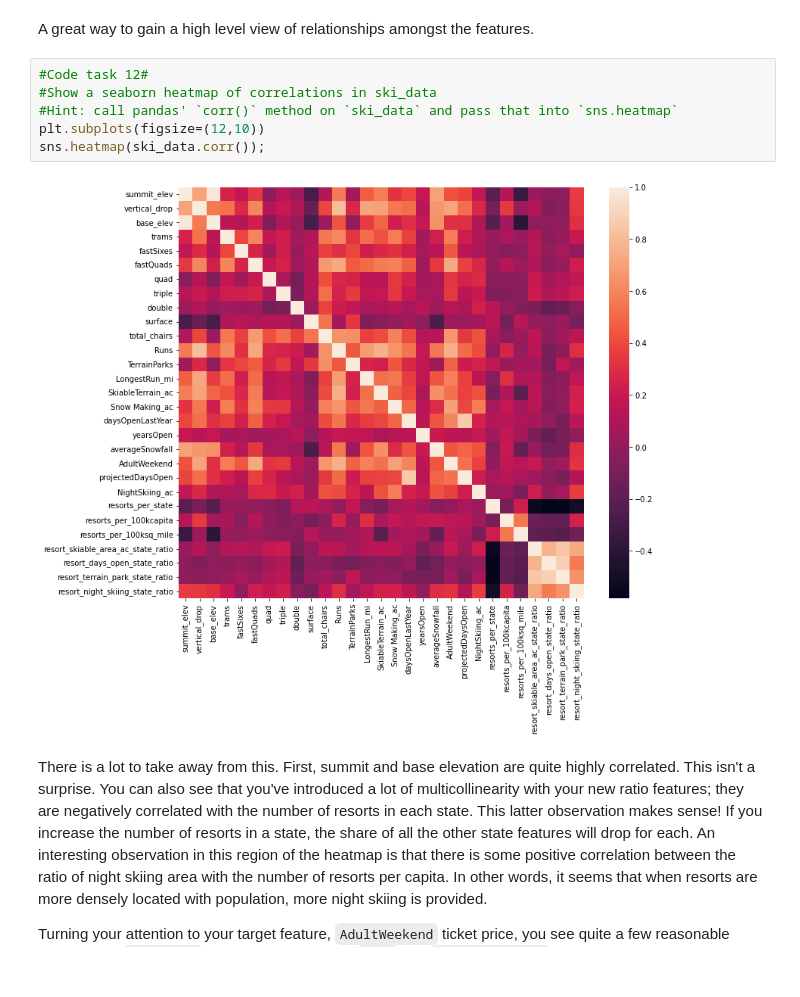
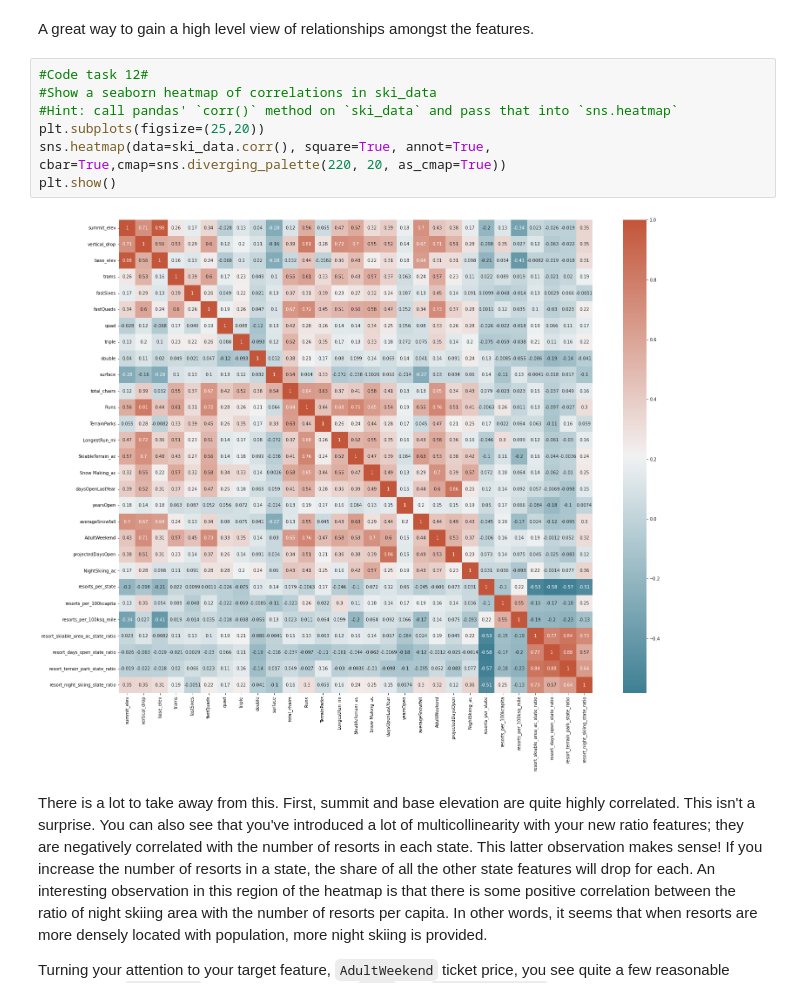
Before and after one commit to dharitsura248/SpringBoard_DataScience, a Jupyter notebook: DataScienceGuidedCapstone/Notebooks/03_exploratory_data_analysis.ipynb, the cells around one changed output. Cells and saved outputs as stored; diff of their text form.

```diff
--- a/DataScienceGuidedCapstone/Notebooks/03_exploratory_data_analysis.ipynb
+++ b/DataScienceGuidedCapstone/Notebooks/03_exploratory_data_analysis.ipynb
@@ -759,11 +759,12 @@ A great way to gain a high level view of relationships amongst the features.
 # %%
 #Code task 12#
 #Show a seaborn heatmap of correlations in ski_data
 #Hint: call pandas' `corr()` method on `ski_data` and pass that into `sns.heatmap`
-plt.subplots(figsize=(12,10))
-sns.heatmap(ski_data.corr());
+plt.subplots(figsize=(25,20))
+sns.heatmap(data=ski_data.corr(), square=True, annot=True, cbar=True,cmap=sns.diverging_palette(220, 20, as_cmap=True))
+plt.show()
 # %% [output]
-[figure, old version]
+[figure, new version]
 # %% [markdown]
 There is a lot to take away from this. First, summit and base elevation are quite highly correlated. This isn't a surprise. You can also see that you've introduced a lot of multicollinearity with your new ratio features; they are negatively correlated with the number of resorts in each state. This latter observation makes sense! If you increase the number of resorts in a state, the share of all the other state features will drop for each. An interesting observation in this region of the heatmap is that there is some positive correlation between the ratio of night skiing area with the number of resorts per capita. In other words, it seems that when resorts are more densely located with population, more night skiing is provided.
 
```
Also changed, not shown: parts of 6 cells of this notebook, 1 other file.
